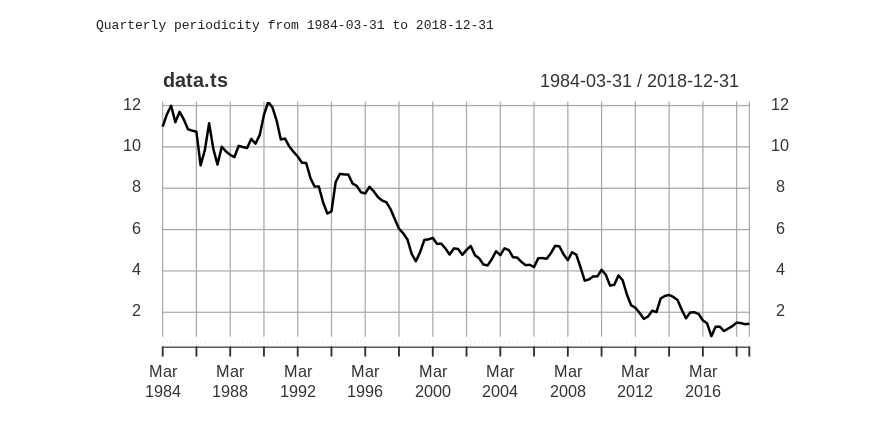
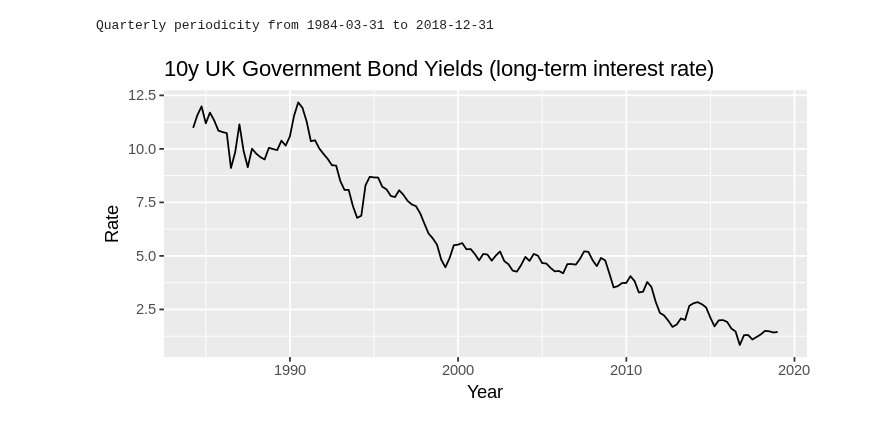
Before and after one commit to snowch-notes/statistics-old, a Jupyter notebook: timeseries_r/load_data_with_ts_and_xts.ipynb, the cells around one changed output. Drawn from its saved outputs; the diff is of its cells as text; code cells hidden in the pictures.

```diff
--- a/timeseries_r/load_data_with_ts_and_xts.ipynb
+++ b/timeseries_r/load_data_with_ts_and_xts.ipynb
@@ -71,5 +83,5 @@ plot(data.ts)
 # %% [markdown]
 ### XTS
 # %%
-data.ts = xts(x = data$Rate, order.by = as.POSIXct(data$Date))
+data.xts = xts(x = data$Rate, order.by = as.POSIXct(data$Date))
 # %%
@@ -77,8 +89,9 @@ periodicity(data.ts)
 # %% [output]
 Quarterly periodicity from 1984-03-31 to 2018-12-31
-# %%
-library(repr)
-options(repr.plot.width=6, repr.plot.height=3)
-plot(data.ts)
-# %% [output]
-[figure, removed]
+# %%
+autoplot(data.xts) +
+  ggtitle("10y UK Government Bond Yields (long-term interest rate)") +
+  xlab("Year") +
+  ylab("Rate")
+# %% [output]
+[figure, added]
```
Also changed, not shown: parts of 6 cells of this notebook.
